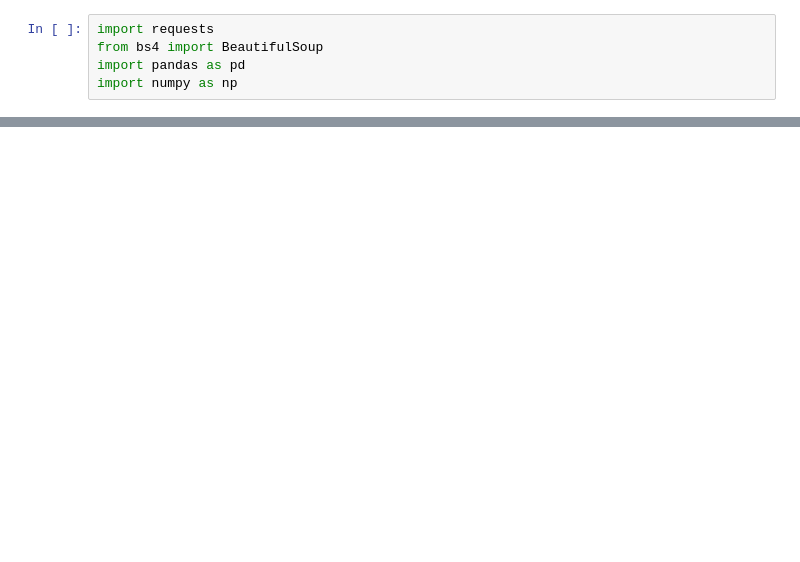
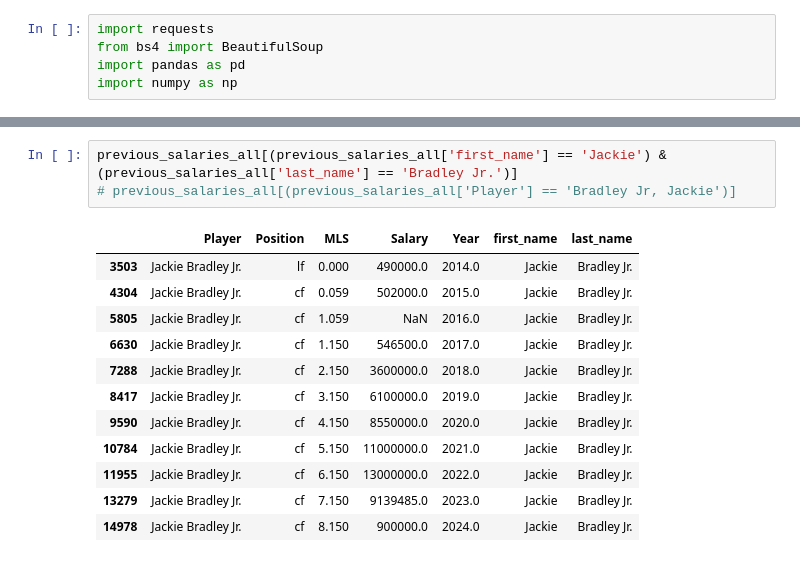
Before and after one commit to coltenappleby/Arbitration-Prediction, a Jupyter notebook: arbitration-data-scraping.ipynb, the cells around one changed output, grey strips where cells are left out. Saved outputs shown, nothing was run; the diff lists cells and outputs as text; blank space fills up the shorter version.

```diff
--- a/arbitration-data-scraping.ipynb
+++ b/arbitration-data-scraping.ipynb
@@ -69,0 +290,16 @@ arb_data.to_csv('./data/arb_data_mlbTR.csv', index=False)
+# %%
+previous_salaries_all[(previous_salaries_all['first_name'] == 'Jackie') & (previous_salaries_all['last_name'] == 'Bradley Jr.')]
+# previous_salaries_all[(previous_salaries_all['Player'] == 'Bradley Jr, Jackie')]
+# %% [output]
+|  | Player | Position | MLS | Salary | Year | first_name | last_name |
+| 3503 | Jackie Bradley Jr. | lf | 0.000 | 490000.0 | 2014.0 | Jackie | Bradley Jr. |
+| 4304 | Jackie Bradley Jr. | cf | 0.059 | 502000.0 | 2015.0 | Jackie | Bradley Jr. |
+| 5805 | Jackie Bradley Jr. | cf | 1.059 | NaN | 2016.0 | Jackie | Bradley Jr. |
+| 6630 | Jackie Bradley Jr. | cf | 1.150 | 546500.0 | 2017.0 | Jackie | Bradley Jr. |
+| 7288 | Jackie Bradley Jr. | cf | 2.150 | 3600000.0 | 2018.0 | Jackie | Bradley Jr. |
+| 8417 | Jackie Bradley Jr. | cf | 3.150 | 6100000.0 | 2019.0 | Jackie | Bradley Jr. |
+| 9590 | Jackie Bradley Jr. | cf | 4.150 | 8550000.0 | 2020.0 | Jackie | Bradley Jr. |
+| 10784 | Jackie Bradley Jr. | cf | 5.150 | 11000000.0 | 2021.0 | Jackie | Bradley Jr. |
+| 11955 | Jackie Bradley Jr. | cf | 6.150 | 13000000.0 | 2022.0 | Jackie | Bradley Jr. |
+| 13279 | Jackie Bradley Jr. | cf | 7.150 | 9139485.0 | 2023.0 | Jackie | Bradley Jr. |
+| 14978 | Jackie Bradley Jr. | cf | 8.150 | 900000.0 | 2024.0 | Jackie | Bradley Jr. |
```
Also changed, not shown: parts of 13 cells of this notebook, 27 other files.
